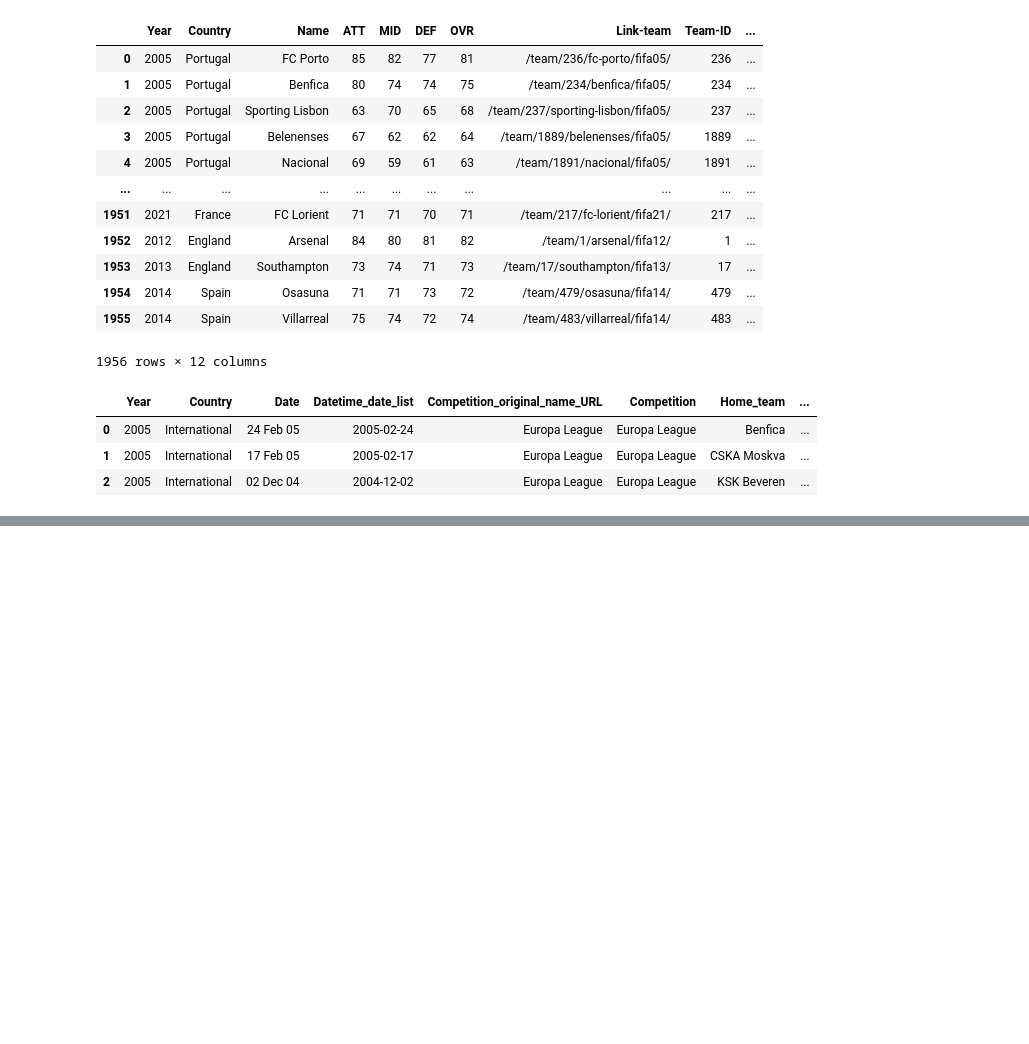
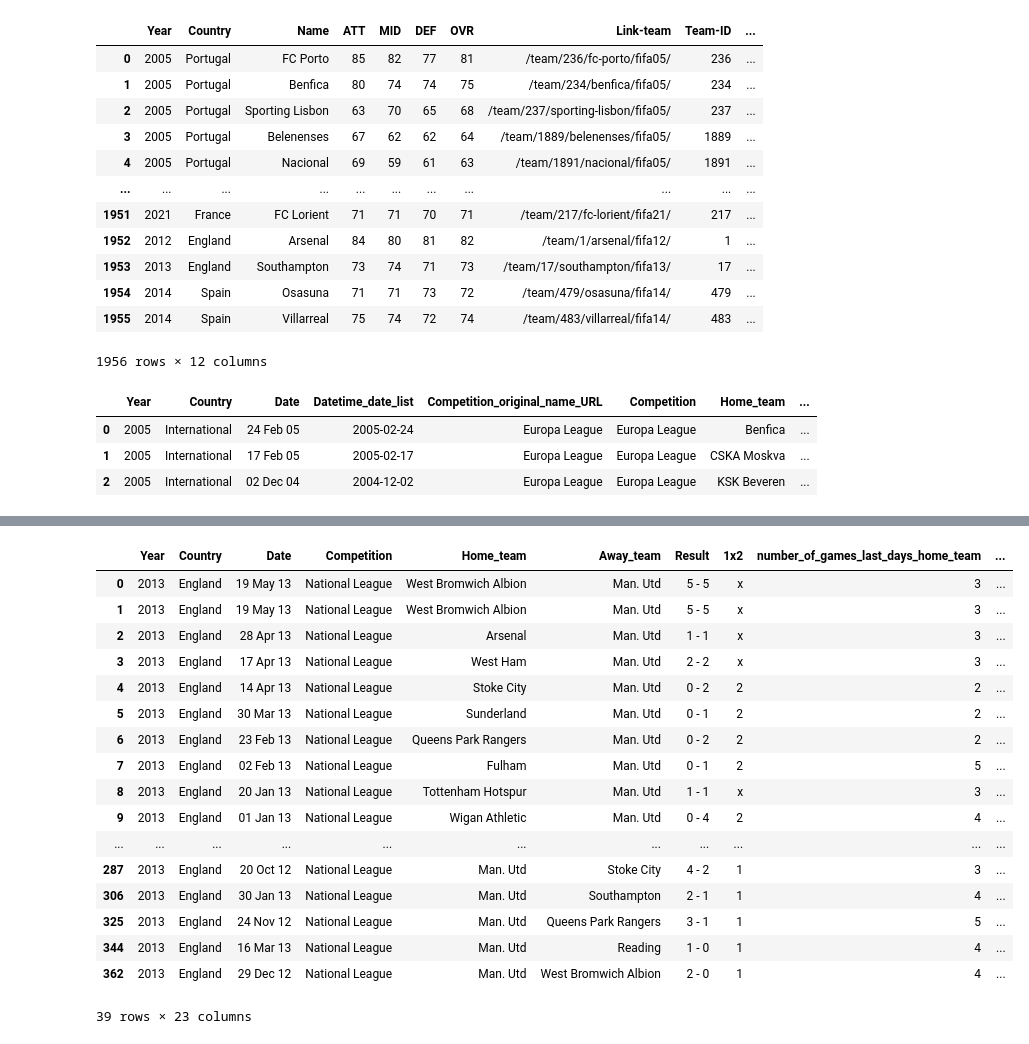
Before and after one commit to TiagoVilaVerde/TFM_KSCHOOL, a Jupyter notebook: 3.Join_Original_and_Fifa_Table.ipynb, the cells around one changed output, grey strips where cells are left out. Cells and saved outputs as stored; diff of their text form; code cells hidden in the pictures; blank space fills up the shorter version.

```diff
--- a/3.Join_Original_and_Fifa_Table.ipynb
+++ b/3.Join_Original_and_Fifa_Table.ipynb
@@ -350,0 +533,6 @@ Budget_Mill_€ --> 0.1
+# %%
+year = 2013
+country = 'England'
+
+df_ = df[(df['Year'] == year) & (df['Country'] == country)]
+print(df_['Home_team'].value_counts(),df_['Away_team'].value_counts())
@@ -350,0 +557,23 @@ Budget_Mill_€ --> 0.1
+# %%
+team = 'Man. Utd'
+
+df_[(df_['Home_team'] == team) | (df_['Away_team'] == team)]
+# %% [output]
+|  | Year | Country | Date | Competition | Home_team | Away_team | Result | 1x2 | number_of_games_last_days_home_team | ... |
+| 0 | 2013 | England | 19 May 13 | National League | West Bromwich Albion | Man. Utd | 5 - 5 | x | 3 | ... |
+| 1 | 2013 | England | 19 May 13 | National League | West Bromwich Albion | Man. Utd | 5 - 5 | x | 3 | ... |
+| 2 | 2013 | England | 28 Apr 13 | National League | Arsenal | Man. Utd | 1 - 1 | x | 3 | ... |
+| 3 | 2013 | England | 17 Apr 13 | National League | West Ham | Man. Utd | 2 - 2 | x | 3 | ... |
+| 4 | 2013 | England | 14 Apr 13 | National League | Stoke City | Man. Utd | 0 - 2 | 2 | 2 | ... |
+| 5 | 2013 | England | 30 Mar 13 | National League | Sunderland | Man. Utd | 0 - 1 | 2 | 2 | ... |
+| 6 | 2013 | England | 23 Feb 13 | National League | Queens Park Rangers | Man. Utd | 0 - 2 | 2 | 2 | ... |
+| 7 | 2013 | England | 02 Feb 13 | National League | Fulham | Man. Utd | 0 - 1 | 2 | 5 | ... |
+| 8 | 2013 | England | 20 Jan 13 | National League | Tottenham Hotspur | Man. Utd | 1 - 1 | x | 3 | ... |
+| 9 | 2013 | England | 01 Jan 13 | National League | Wigan Athletic | Man. Utd | 0 - 4 | 2 | 4 | ... |
+| ... | ... | ... | ... | ... | ... | ... | ... | ... | ... | ... |
+| 287 | 2013 | England | 20 Oct 12 | National League | Man. Utd | Stoke City | 4 - 2 | 1 | 3 | ... |
+| 306 | 2013 | England | 30 Jan 13 | National League | Man. Utd | Southampton | 2 - 1 | 1 | 4 | ... |
+| 325 | 2013 | England | 24 Nov 12 | National League | Man. Utd | Queens Park Rangers | 3 - 1 | 1 | 5 | ... |
+| 344 | 2013 | England | 16 Mar 13 | National League | Man. Utd | Reading | 1 - 0 | 1 | 4 | ... |
+| 362 | 2013 | England | 29 Dec 12 | National League | Man. Utd | West Bromwich Albion | 2 - 0 | 1 | 4 | ... |
+39 rows × 23 columns
```
Also changed, not shown: parts of 17 cells of this notebook.
